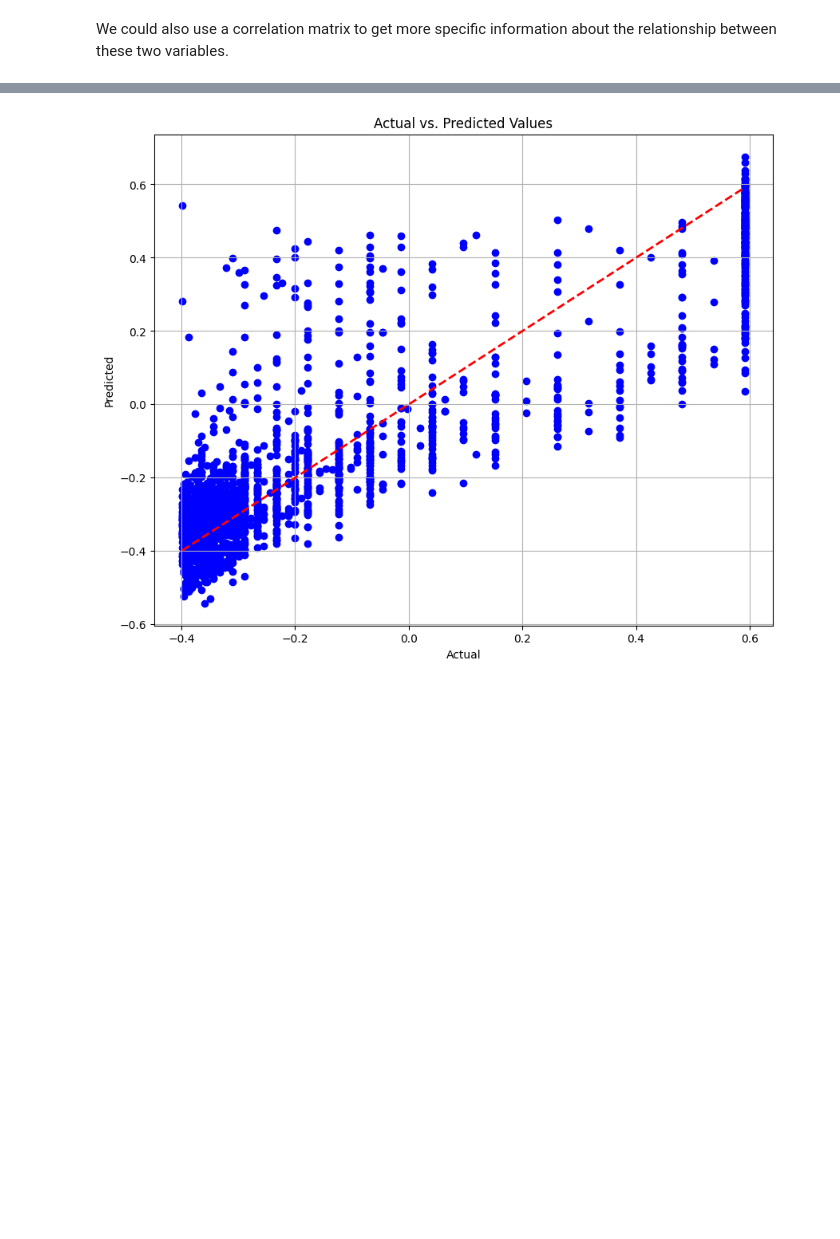
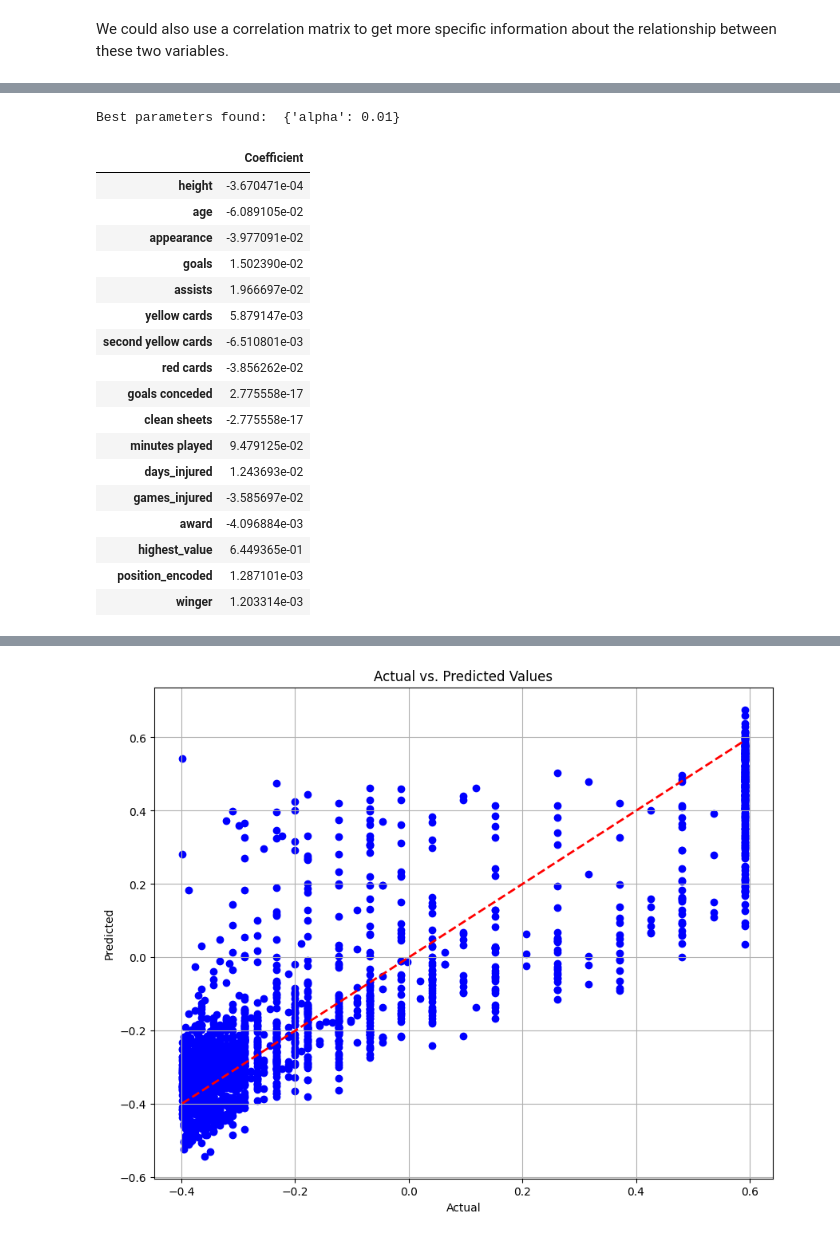
Before and after one commit to Tuwaiq-DS-ML-bootcamp-V-6/Use-case-7, a Jupyter notebook: EDA explain template.ipynb, the cells around one changed output, grey strips where cells are left out. Saved outputs shown, nothing was run; the diff lists cells and outputs as text; code cells hidden in the pictures; blank space fills up the shorter version.

```diff
--- a/EDA explain template.ipynb
+++ b/EDA explain template.ipynb
@@ -515,0 +715,5 @@ y_pred = model.predict(X_test)
+# %%
+print("Best parameters found: ", grid_search.best_params_)
+best_ridge = grid_search.best_estimator_
+# %% [output]
+Best parameters found:  {'alpha': 0.01}
@@ -515,0 +724,22 @@ y_pred = model.predict(X_test)
+# %%
+coeff_df = pd.DataFrame(model.coef_,X.columns,columns=['Coefficient'])
+coeff_df
+# %% [output]
+|  | Coefficient |
+| height | -3.670471e-04 |
+| age | -6.089105e-02 |
+| appearance | -3.977091e-02 |
+| goals | 1.502390e-02 |
+| assists | 1.966697e-02 |
+| yellow cards | 5.879147e-03 |
+| second yellow cards | -6.510801e-03 |
+| red cards | -3.856262e-02 |
+| goals conceded | 2.775558e-17 |
+| clean sheets | -2.775558e-17 |
+| minutes played | 9.479125e-02 |
+| days_injured | 1.243693e-02 |
+| games_injured | -3.585697e-02 |
+| award | -4.096884e-03 |
+| highest_value | 6.449365e-01 |
+| position_encoded | 1.287101e-03 |
+| winger | 1.203314e-03 |
```
Also changed, not shown: parts of 53 cells of this notebook.
